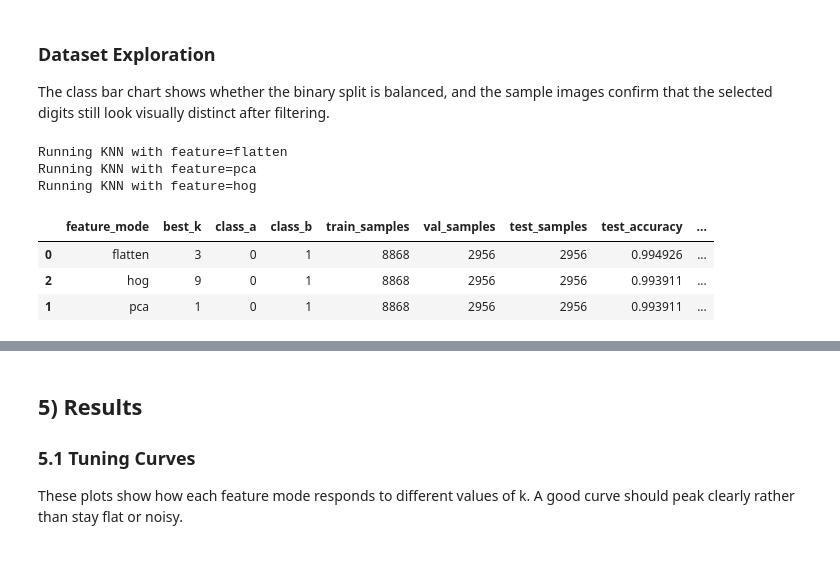
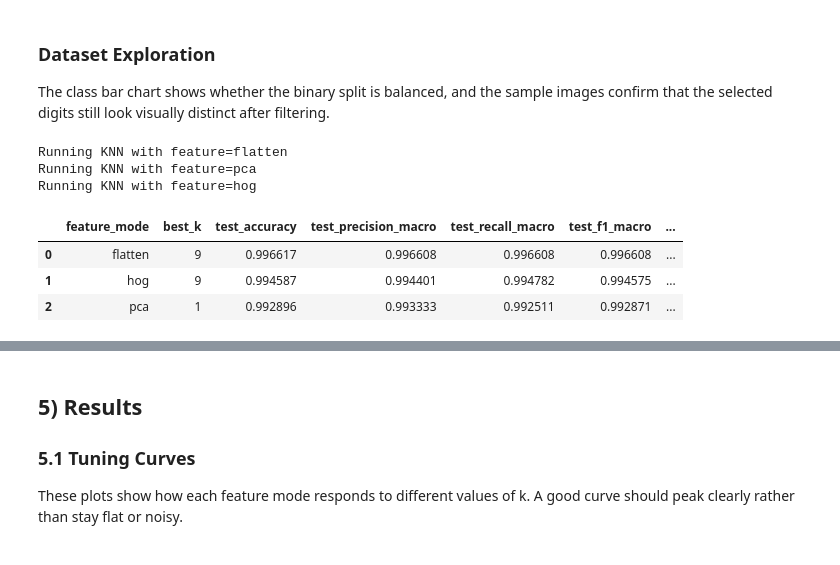
Before and after one commit to Ahmed-Fahmy00/Mnist-Classification, a Jupyter notebook: src/pipelines/phase1_knn_pipeline.ipynb, the cells around one changed output, grey strips where cells are left out. Drawn from its saved outputs; the diff is of its cells as text; code cells hidden in the pictures.

```diff
--- a/src/pipelines/phase1_knn_pipeline.ipynb
+++ b/src/pipelines/phase1_knn_pipeline.ipynb
@@ -198,49 +199,75 @@ plt.show()
 
 The class bar chart shows whether the binary split is balanced, and the sample images confirm that the selected digits still look visually distinct after filtering.
 # %%
-summary_rows = []
+experiment_results = []
+tuning_tables = {}
 
 for mode in FEATURES:
-    print(f'Running KNN with feature={mode}')
-    result = run_knn_experiment(
-        feature_mode=mode,
+    print(f"Running KNN with feature={mode}")
+    mode_start = perf_counter()
+
+    feat_train, feat_val, feat_test = build_features(
+        mode=mode,
         x_train=x_train,
         x_val=x_val,
         x_test=x_test,
+)
+    t_features = perf_counter()
+
+    best_k, tuning_table = tune_k(
+        x_train=feat_train,
         y_train=y_train,
+        x_val=feat_val,
         y_val=y_val,
-        y_test=y_test,
-        class_a=CLASS_A,
-        class_b=CLASS_B,
         k_values=K_VALUES,
-        pca_components=PCA_COMPONENTS,
-        random_state=RANDOM_STATE,
-        output_dir=OUTPUT_DIR,
-        include_timing=True,
-    )
-    result['model'] = 'knn'
-    summary_rows.append(result)
+)
+    t_tune = perf_counter()
 
-    timing = result.get('timing_seconds', {})
-    for stage in ['feature_build', 'tuning', 'fit_eval', 'total']:
+    model = CustomKNNClassifier(n_neighbors=best_k)
+    model.fit(feat_train, y_train)
+    metrics = evaluate_knn_model(model, feat_test, y_test, labels=[CLASS_A, CLASS_B])
+    t_eval = perf_counter()
+
+    result = {
+        "feature_mode": mode,
+        "best_k": int(best_k),
+        "class_a": int(CLASS_A),
+        "class_b": int(CLASS_B),
+        "train_samples": int(len(y_train)),
+        "val_samples": int(len(y_val)),
+        "test_samples": int(len(y_test)),
+        **metrics,
+        "timing_seconds": {
+            "feature_build": float(t_features - mode_start),
+            "tuning": float(t_tune - t_features),
+            "fit_eval": float(t_eval - t_tune),
+            "total": float(t_eval - mode_start),
+        },
+    }
+
+    experiment_results.append(result)
+    tuning_tables[mode] = tuning_table.copy()
+
+    for stage in ["feature_build", "tuning", "fit_eval", "total"]:
         timing_rows.append(
             {
-                'stage': stage,
-                'feature_mode': mode,
-                'seconds': float(timing.get(stage, 0.0)),
+                "stage": stage,
+                "feature_mode": mode,
+                "seconds": float(result["timing_seconds"].get(stage, 0.0)),
             }
         )
 
-summary_df = pd.DataFrame(summary_rows).sort_values(
-    by=['test_f1_macro', 'test_accuracy'],
-    ascending=[False, False],
+summary_df = summarize_knn_results(
+    experiment_results,
+    sort_by="test_f1_macro",
+    ascending=False,
 )
 summary_df
 # %% [output]
 Running KNN with feature=flatten
 Running KNN with feature=pca
 Running KNN with feature=hog
-|  | feature_mode | best_k | class_a | class_b | train_samples | val_samples | test_samples | test_accuracy | ... |
-| 0 | flatten | 3 | 0 | 1 | 8868 | 2956 | 2956 | 0.994926 | ... |
-| 2 | hog | 9 | 0 | 1 | 8868 | 2956 | 2956 | 0.993911 | ... |
-| 1 | pca | 1 | 0 | 1 | 8868 | 2956 | 2956 | 0.993911 | ... |
+|  | feature_mode | best_k | test_accuracy | test_precision_macro | test_recall_macro | test_f1_macro | ... |
+| 0 | flatten | 9 | 0.996617 | 0.996608 | 0.996608 | 0.996608 | ... |
+| 1 | hog | 9 | 0.994587 | 0.994401 | 0.994782 | 0.994575 | ... |
+| 2 | pca | 1 | 0.992896 | 0.993333 | 0.992511 | 0.992871 | ... |
```
Also changed, not shown: parts of 21 cells of this notebook, 10 other files.
